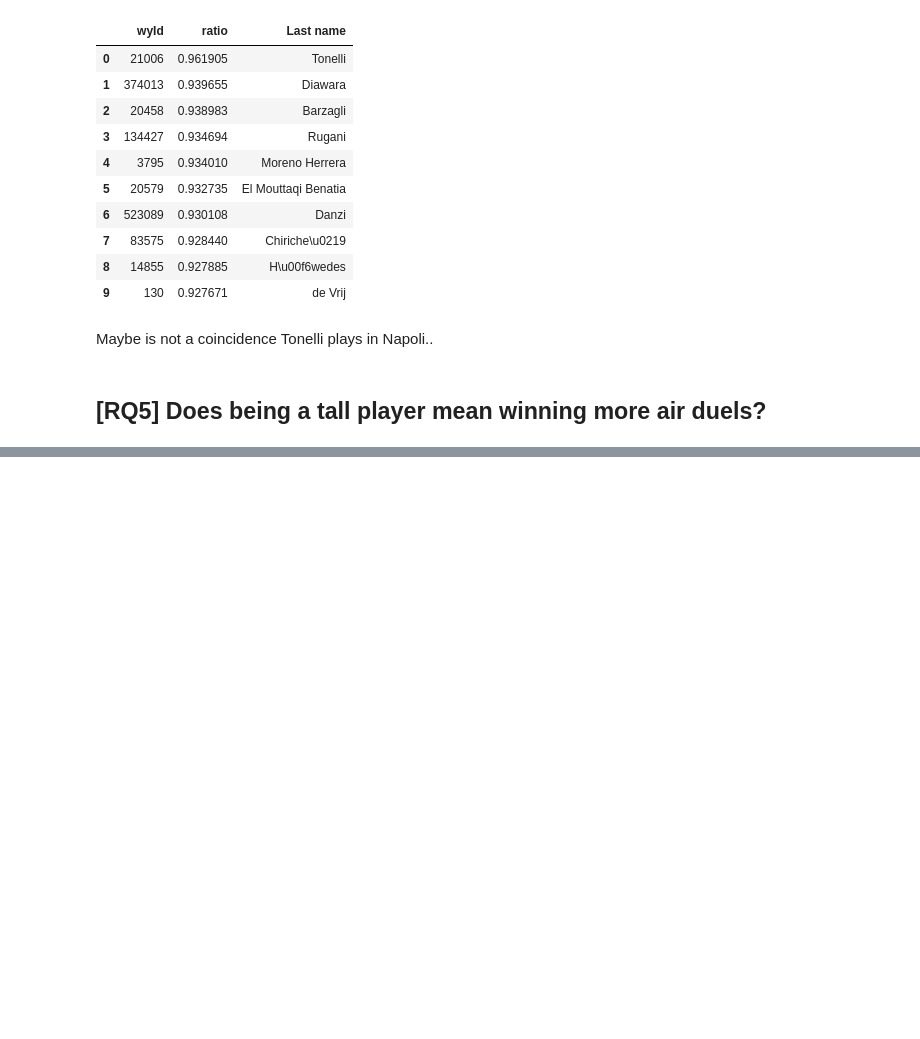
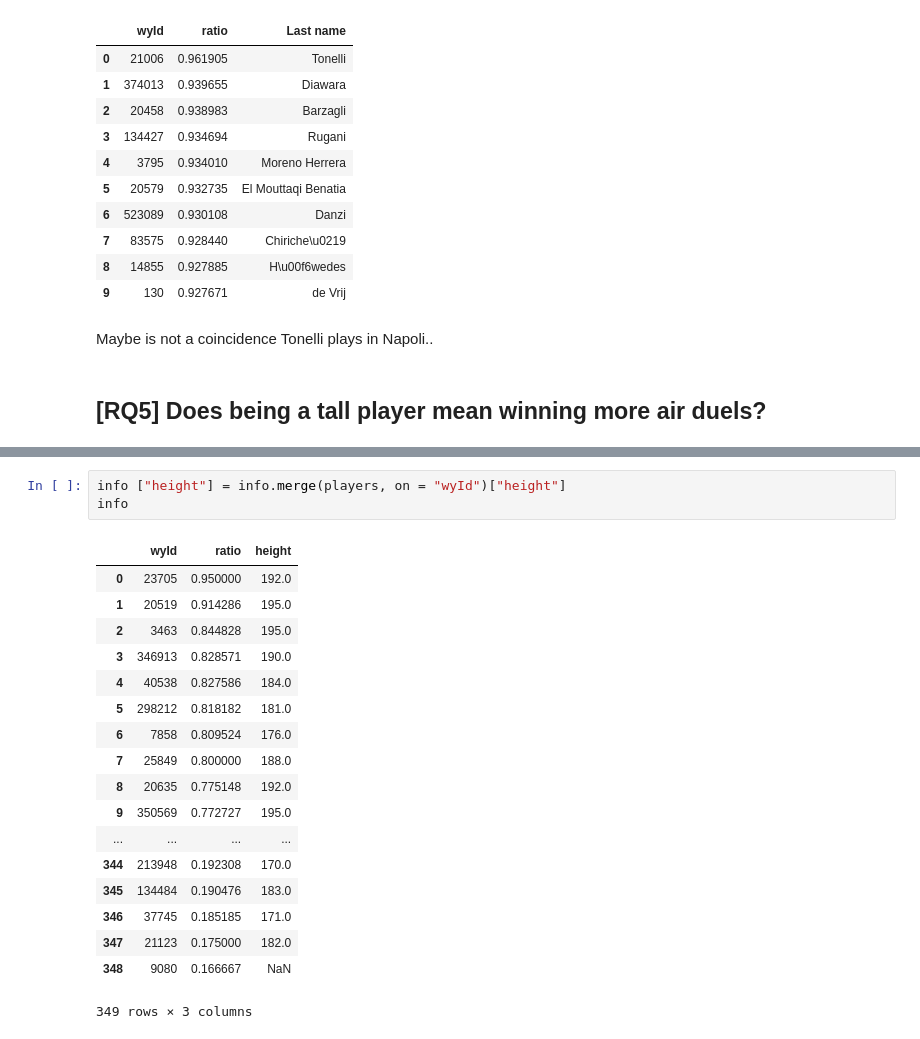
Before and after one commit to DavideZingaro/HW2, a Jupyter notebook: SerieA.ipynb, the cells around one changed output, grey strips where cells are left out. Saved outputs shown, nothing was run; the diff lists cells and outputs as text; blank space fills up the shorter version.

```diff
--- a/SerieA.ipynb
+++ b/SerieA.ipynb
@@ -1237,0 +1369,22 @@ Maybe is not a coincidence Tonelli plays in Napoli..
+# %%
+info ["height"] = info.merge(players, on = "wyId")["height"]
+info
+# %% [output]
+|  | wyId | ratio | height |
+| 0 | 23705 | 0.950000 | 192.0 |
+| 1 | 20519 | 0.914286 | 195.0 |
+| 2 | 3463 | 0.844828 | 195.0 |
+| 3 | 346913 | 0.828571 | 190.0 |
+| 4 | 40538 | 0.827586 | 184.0 |
+| 5 | 298212 | 0.818182 | 181.0 |
+| 6 | 7858 | 0.809524 | 176.0 |
+| 7 | 25849 | 0.800000 | 188.0 |
+| 8 | 20635 | 0.775148 | 192.0 |
+| 9 | 350569 | 0.772727 | 195.0 |
+| ... | ... | ... | ... |
+| 344 | 213948 | 0.192308 | 170.0 |
+| 345 | 134484 | 0.190476 | 183.0 |
+| 346 | 37745 | 0.185185 | 171.0 |
+| 347 | 21123 | 0.175000 | 182.0 |
+| 348 | 9080 | 0.166667 | NaN |
+349 rows × 3 columns
```
Also changed, not shown: parts of 46 cells of this notebook.
